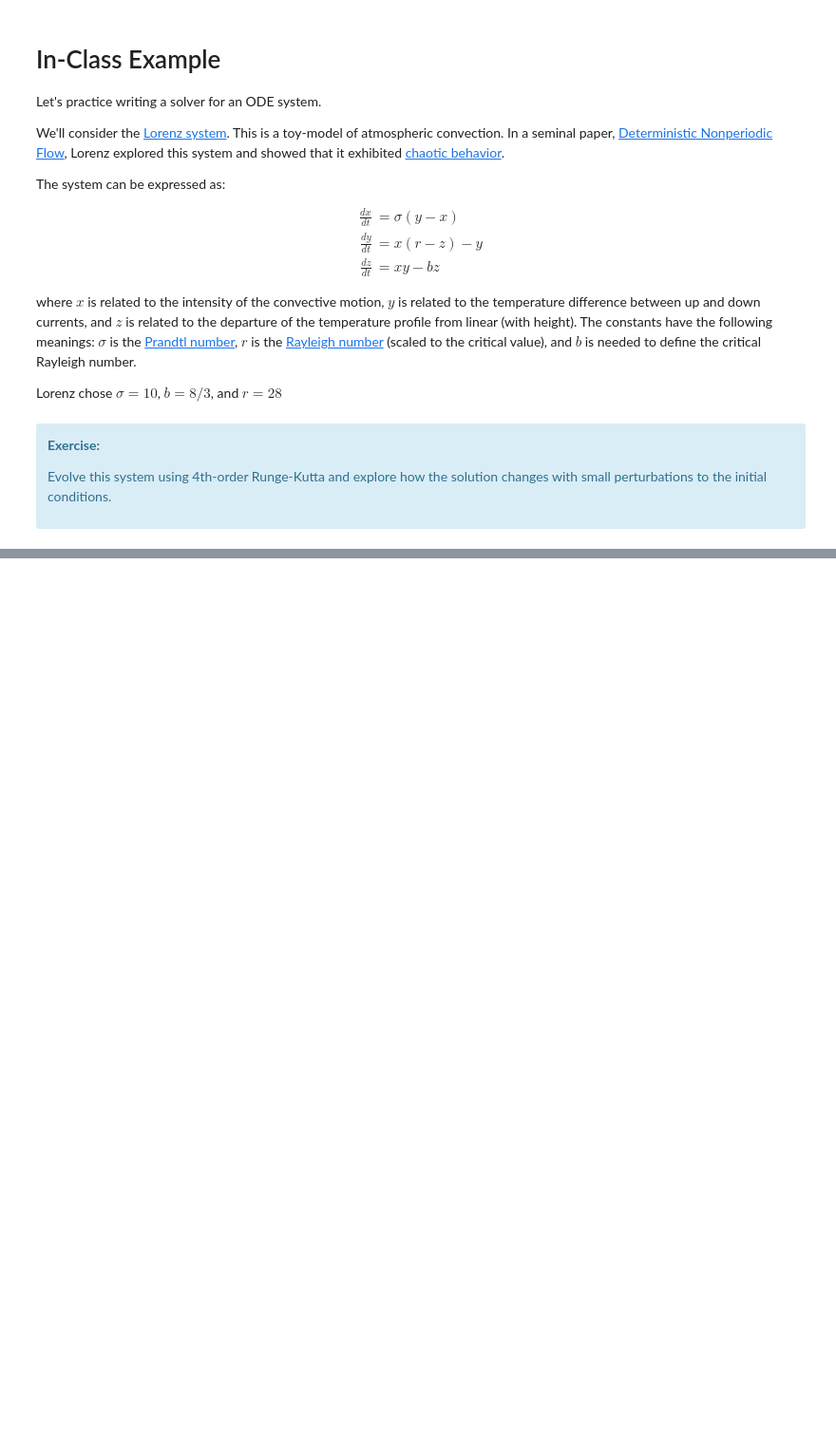
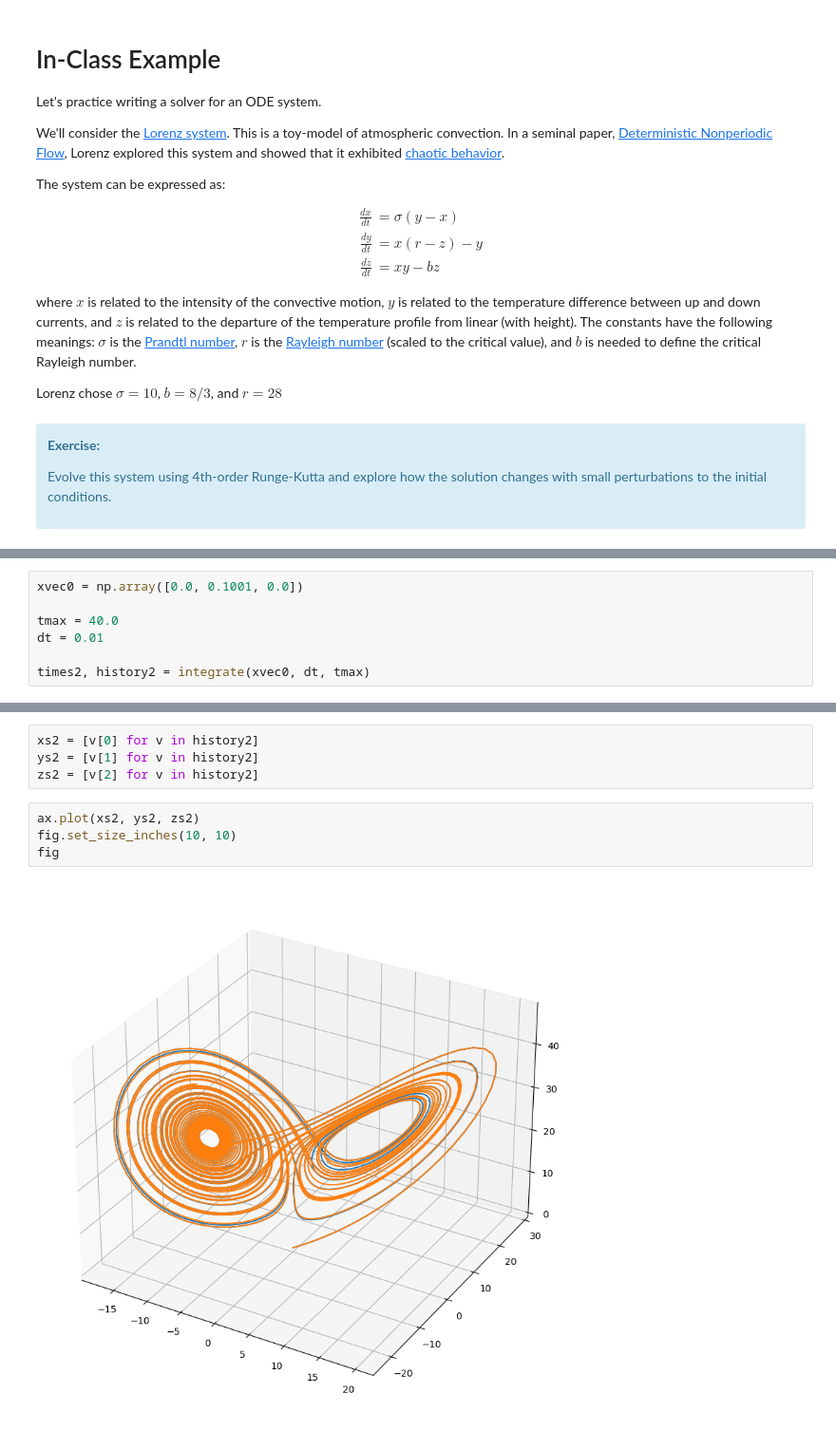
Before and after one commit to zingale/computational_astrophysics, a Jupyter notebook: content/ODEs/inclass-lorenz.ipynb, the cells around one changed output, grey strips where cells are left out. Shown at 95% size. Saved outputs shown, nothing was run; the diff lists cells and outputs as text; blank space fills up the shorter version.

```diff
--- a/content/ODEs/inclass-lorenz.ipynb
+++ b/content/ODEs/inclass-lorenz.ipynb
@@ -25,0 +77,7 @@ Evolve this system using 4th-order Runge-Kutta and explore how the solution chan
+# %%
+xvec0 = np.array([0.0, 0.1001, 0.0])
+
+tmax = 40.0
+dt = 0.01
+
+times2, history2 = integrate(xvec0, dt, tmax)
@@ -25,0 +105,10 @@ Evolve this system using 4th-order Runge-Kutta and explore how the solution chan
+# %%
+xs2 = [v[0] for v in history2]
+ys2 = [v[1] for v in history2]
+zs2 = [v[2] for v in history2]
+# %%
+ax.plot(xs2, ys2, zs2)
+fig.set_size_inches(10, 10)
+fig
+# %% [output]
+[figure, added]
```
Also changed, not shown: parts of 8 cells of this notebook.
